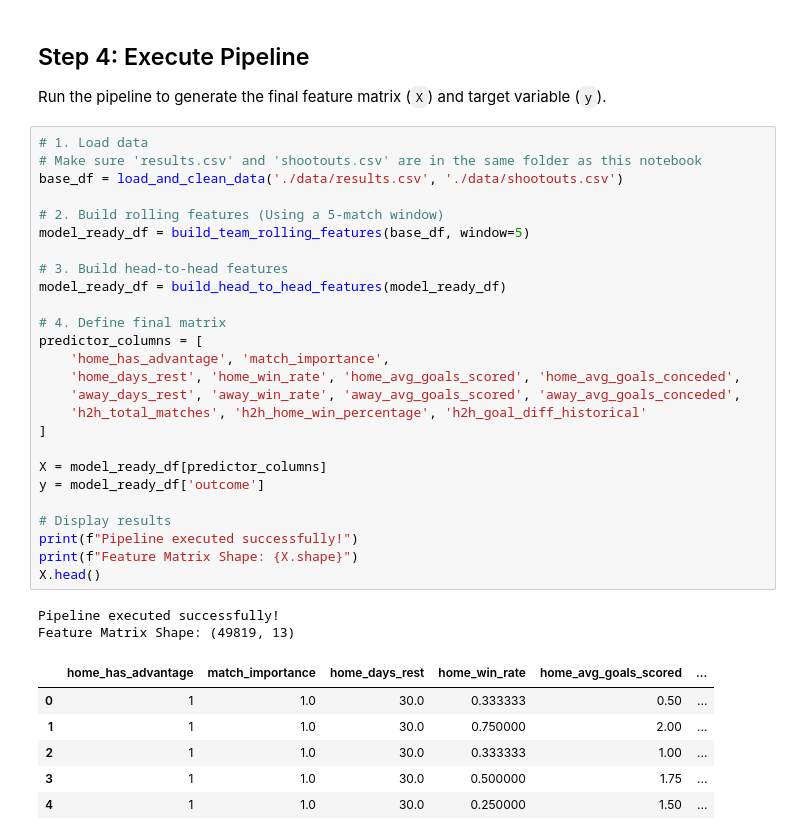
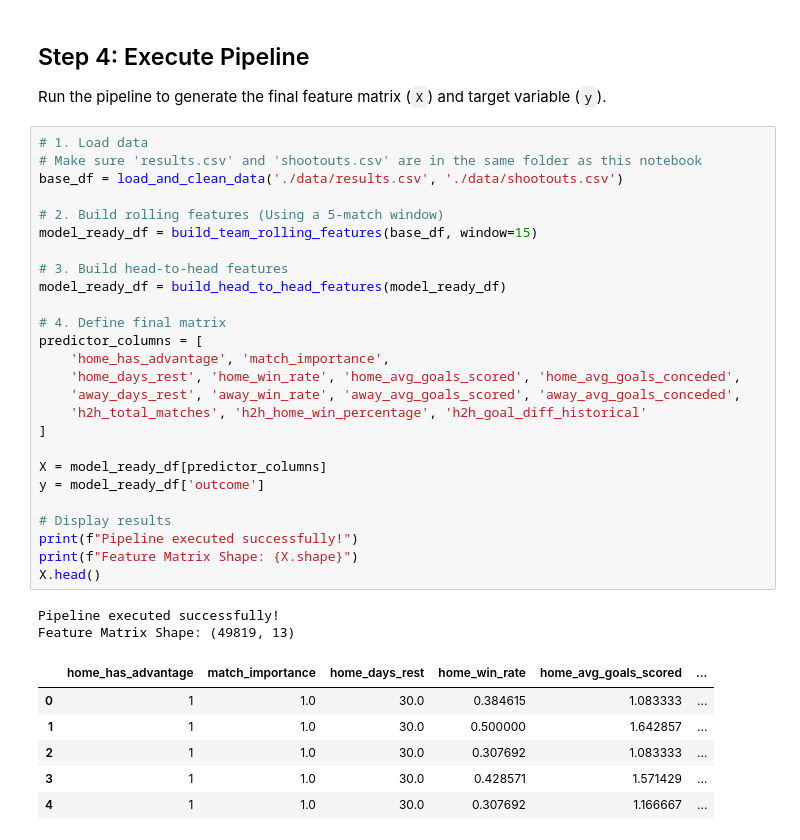
Before and after one commit to notslazer/fifa-world-cup-2026-predictor, a Jupyter notebook: fifa-predictor.ipynb, the cells around one changed output. Cells and saved outputs as stored; diff of their text form.

```diff
--- a/fifa-predictor.ipynb
+++ b/fifa-predictor.ipynb
@@ -137,35 +137,35 @@ Run the pipeline to generate the final feature matrix (`X`) and target variable
 # %%
 # 1. Load data
 # Make sure 'results.csv' and 'shootouts.csv' are in the same folder as this notebook
 base_df = load_and_clean_data('./data/results.csv', './data/shootouts.csv')
 
 # 2. Build rolling features (Using a 5-match window)
-model_ready_df = build_team_rolling_features(base_df, window=5)
+model_ready_df = build_team_rolling_features(base_df, window=15)
 
 # 3. Build head-to-head features
 model_ready_df = build_head_to_head_features(model_ready_df)
 
 # 4. Define final matrix
 predictor_columns = [
     'home_has_advantage', 'match_importance',
     'home_days_rest', 'home_win_rate', 'home_avg_goals_scored', 'home_avg_goals_conceded',
     'away_days_rest', 'away_win_rate', 'away_avg_goals_scored', 'away_avg_goals_conceded',
     'h2h_total_matches', 'h2h_home_win_percentage', 'h2h_goal_diff_historical'
 ]
 
 X = model_ready_df[predictor_columns]
 y = model_ready_df['outcome']
 
 # Display results
 print(f"Pipeline executed successfully!")
 print(f"Feature Matrix Shape: {X.shape}")
 X.head()
 # %% [output]
 Pipeline executed successfully!
 Feature Matrix Shape: (49819, 13)
 |  | home_has_advantage | match_importance | home_days_rest | home_win_rate | home_avg_goals_scored | ... |
-| 0 | 1 | 1.0 | 30.0 | 0.333333 | 0.50 | ... |
-| 1 | 1 | 1.0 | 30.0 | 0.750000 | 2.00 | ... |
-| 2 | 1 | 1.0 | 30.0 | 0.333333 | 1.00 | ... |
-| 3 | 1 | 1.0 | 30.0 | 0.500000 | 1.75 | ... |
-| 4 | 1 | 1.0 | 30.0 | 0.250000 | 1.50 | ... |
+| 0 | 1 | 1.0 | 30.0 | 0.384615 | 1.083333 | ... |
+| 1 | 1 | 1.0 | 30.0 | 0.500000 | 1.642857 | ... |
+| 2 | 1 | 1.0 | 30.0 | 0.307692 | 1.083333 | ... |
+| 3 | 1 | 1.0 | 30.0 | 0.428571 | 1.571429 | ... |
+| 4 | 1 | 1.0 | 30.0 | 0.307692 | 1.166667 | ... |
```
Also changed, not shown: parts of 4 cells of this notebook, 1 other file.
